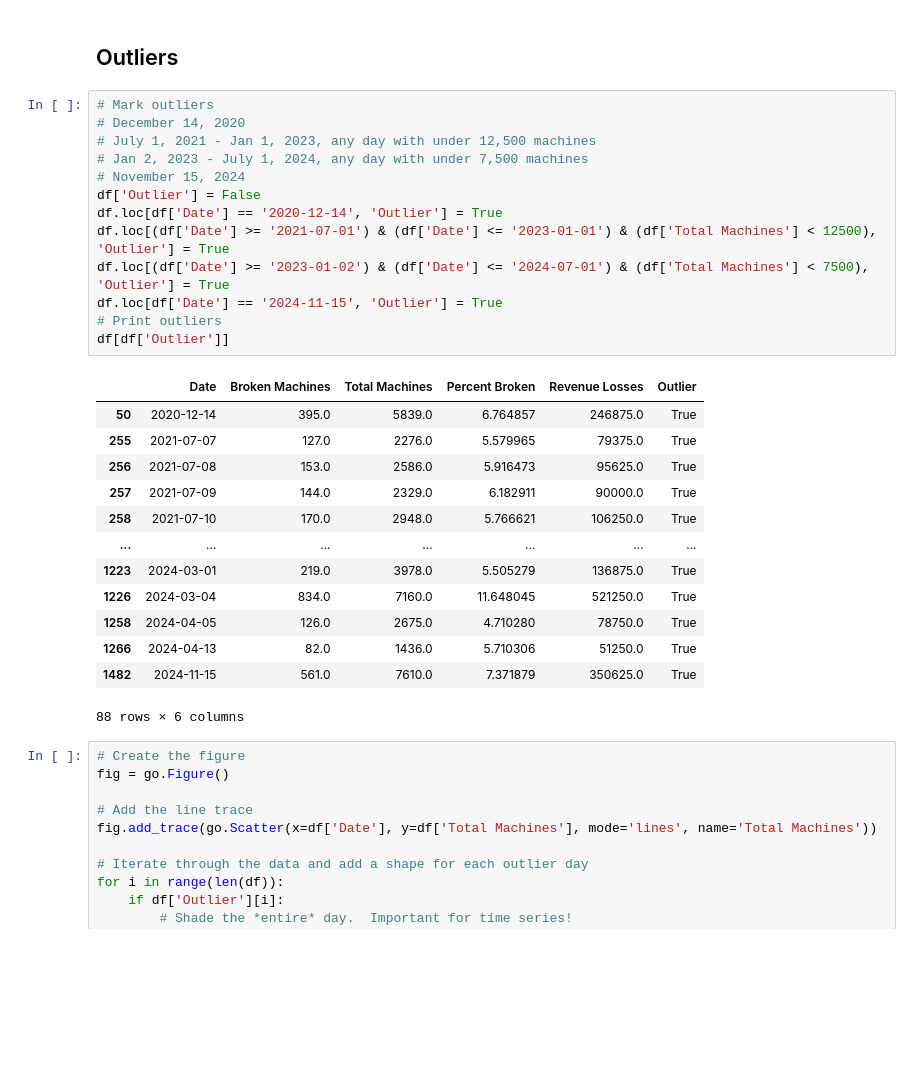
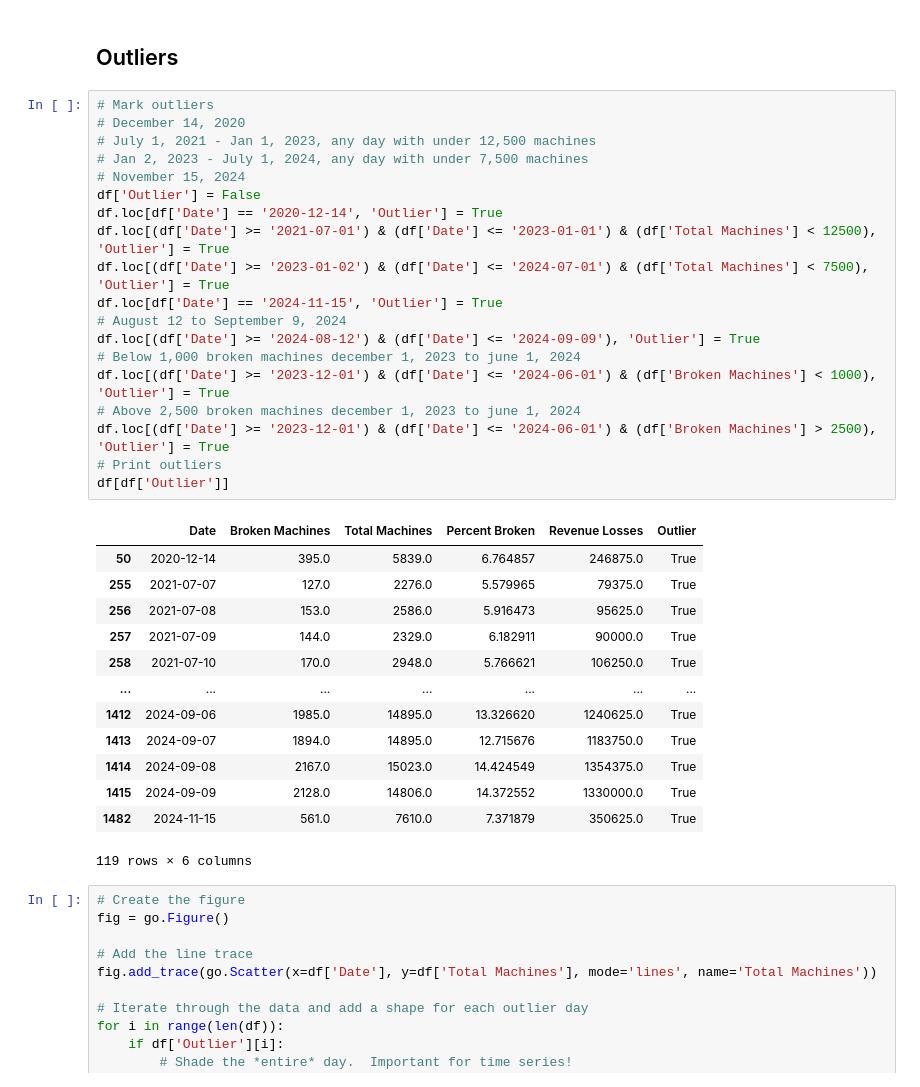
Before and after one commit to ijyliu/mcbroken-forecasting, a Jupyter notebook: Experimental Notebooks/Load and Explore Data.ipynb, the cells around one changed output. Cells and saved outputs as stored; diff of their text form; blank space fills up the shorter version.

Commit message:
updates to outliers; initial prophet fit

```diff
--- a/Experimental Notebooks/Load and Explore Data.ipynb
+++ b/Experimental Notebooks/Load and Explore Data.ipynb
@@ -142,30 +143,36 @@ fig.show()
 # %%
 # Mark outliers
 # December 14, 2020
 # July 1, 2021 - Jan 1, 2023, any day with under 12,500 machines
 # Jan 2, 2023 - July 1, 2024, any day with under 7,500 machines
 # November 15, 2024
 df['Outlier'] = False
 df.loc[df['Date'] == '2020-12-14', 'Outlier'] = True
 df.loc[(df['Date'] >= '2021-07-01') & (df['Date'] <= '2023-01-01') & (df['Total Machines'] < 12500), 'Outlier'] = True
 df.loc[(df['Date'] >= '2023-01-02') & (df['Date'] <= '2024-07-01') & (df['Total Machines'] < 7500), 'Outlier'] = True
 df.loc[df['Date'] == '2024-11-15', 'Outlier'] = True
+# August 12 to September 9, 2024
+df.loc[(df['Date'] >= '2024-08-12') & (df['Date'] <= '2024-09-09'), 'Outlier'] = True
+# Below 1,000 broken machines december 1, 2023 to june 1, 2024
+df.loc[(df['Date'] >= '2023-12-01') & (df['Date'] <= '2024-06-01') & (df['Broken Machines'] < 1000), 'Outlier'] = True
+# Above 2,500 broken machines december 1, 2023 to june 1, 2024
+df.loc[(df['Date'] >= '2023-12-01') & (df['Date'] <= '2024-06-01') & (df['Broken Machines'] > 2500), 'Outlier'] = True
 # Print outliers
 df[df['Outlier']]
 # %% [output]
 |  | Date | Broken Machines | Total Machines | Percent Broken | Revenue Losses | Outlier |
 | 50 | 2020-12-14 | 395.0 | 5839.0 | 6.764857 | 246875.0 | True |
 | 255 | 2021-07-07 | 127.0 | 2276.0 | 5.579965 | 79375.0 | True |
 | 256 | 2021-07-08 | 153.0 | 2586.0 | 5.916473 | 95625.0 | True |
 | 257 | 2021-07-09 | 144.0 | 2329.0 | 6.182911 | 90000.0 | True |
 | 258 | 2021-07-10 | 170.0 | 2948.0 | 5.766621 | 106250.0 | True |
 | ... | ... | ... | ... | ... | ... | ... |
-| 1223 | 2024-03-01 | 219.0 | 3978.0 | 5.505279 | 136875.0 | True |
-| 1226 | 2024-03-04 | 834.0 | 7160.0 | 11.648045 | 521250.0 | True |
-| 1258 | 2024-04-05 | 126.0 | 2675.0 | 4.710280 | 78750.0 | True |
-| 1266 | 2024-04-13 | 82.0 | 1436.0 | 5.710306 | 51250.0 | True |
+| 1412 | 2024-09-06 | 1985.0 | 14895.0 | 13.326620 | 1240625.0 | True |
+| 1413 | 2024-09-07 | 1894.0 | 14895.0 | 12.715676 | 1183750.0 | True |
+| 1414 | 2024-09-08 | 2167.0 | 15023.0 | 14.424549 | 1354375.0 | True |
+| 1415 | 2024-09-09 | 2128.0 | 14806.0 | 14.372552 | 1330000.0 | True |
 | 1482 | 2024-11-15 | 561.0 | 7610.0 | 7.371879 | 350625.0 | True |
-88 rows × 6 columns
+119 rows × 6 columns
 # %%
 # Create the figure
 fig = go.Figure()
```
Also changed, not shown: parts of 4 cells of this notebook, 3 other files.
